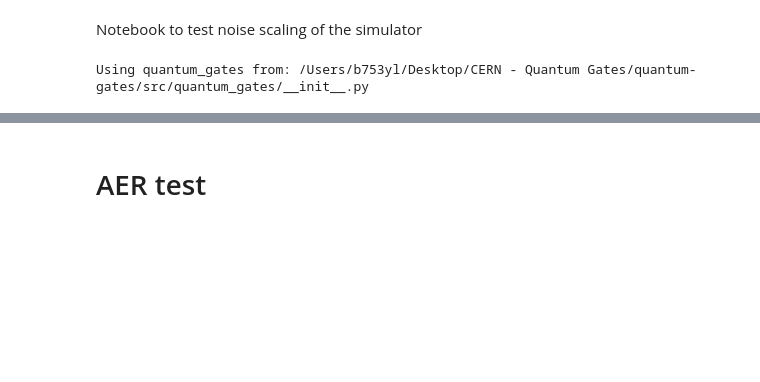
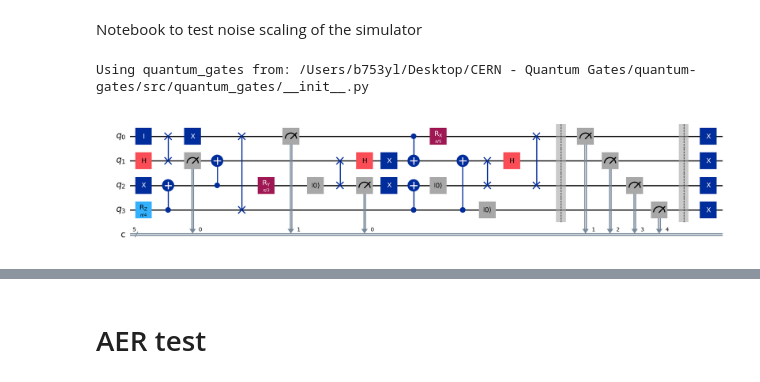
Before and after one commit to CERN-QTI/quantum-gates, a Jupyter notebook: start up and testing/test noise channel.ipynb, the cells around one changed output, grey strips where cells are left out. Saved outputs shown, nothing was run; the diff lists cells and outputs as text; code cells hidden in the pictures; blank space fills up the shorter version.

```diff
--- a/start up and testing/test noise channel.ipynb
+++ b/start up and testing/test noise channel.ipynb
@@ -54,45 +54,55 @@ from quantum_gates.utilities import setup_backend
 # %% [output]
 Using quantum_gates from: /Users/b753yl/Desktop/CERN - Quantum Gates/quantum-gates/src/quantum_gates/__init__.py
 # %%
+# --- Define a circuit ---
+N_q = 4
+N_m = N_q+1  # number of measured qubits
+qc = QuantumCircuit(N_q, N_m)
+# Prepare |01>
+qc.x(2)
+# Apply Identity gates to introduce noise
+qc.id(0)
+qc.h(1)
 
-def build_2_qubit_x_circuit(
-    input_state=None,
-    x_qubit=0,
-    AER_boolean=False,
-):
-    """
-    Build a simple 2-qubit circuit with an X gate on one qubit.
+qc.rz(np.pi/4, 3)
+qc.cx(3, 2)
+# Apply SWAP
+qc.swap(0, 1)
+qc.measure(1,0)
+qc.x(0)
+#qc.barrier()  #
+qc.cx(2, 1)
+qc.ry(np.pi/3, 2)
+qc.reset(2)
+qc.swap(2, 1)
+qc.h(1)
+#qc.barrier()  #
+qc.measure(2,0)
+qc.x(2)
+#qc.barrier()  #
+qc.swap(3, 0)
+qc.cx(3, 2)
+qc.reset(2)
+qc.measure(0,1)
+qc.x(1)
+#qc.barrier()  #
+qc.cx(0, 1)
+qc.cx(3, 1)
 
-    Args:
-        input_state: optional Statevector to initialize the circuit
-        x_qubit (int): which qubit to apply X to (0 or 1)
-        AER_boolean (bool): whether to save statevector using Aer
-    """
-    N_q = 2
-    qc = QuantumCircuit(N_q, N_q)
+qc.reset(3)
+qc.rx(np.pi/5, 0)
+qc.swap(2, 1)
+qc.h(1)
+qc.swap(0, 2)
+# Measure
+qc.barrier()  #
 
-    # Optional state initialization (Aer only)
-    if AER_boolean and input_state is not None:
-        qc.set_statevector(input_state)
-
-    qc.barrier()
-
-    # Apply X gate
-    qc.x(x_qubit)
-    qc.barrier()
-    qc.x(x_qubit)
-
-    qc.barrier()
-
-    # Save statevector if using Aer
-    if not AER_boolean:
-        qc.barrier(label=f"save_sv_after_X_1")
-    else:
-        qc.save_statevector(label=f"save_sv_after_X_1")  #
+qc.measure(range(N_q), range(1,N_m))
+qc.barrier()  #
+qc.x(range(N_q))  #
 
 
-    # Final measurement
-    qc.measure(range(N_q), range(N_q))
-
-    return qc
+qc.draw('mpl')
+# %% [output]
+[figure, added]
 # %%
```
Also changed, not shown: parts of 16 cells of this notebook.
